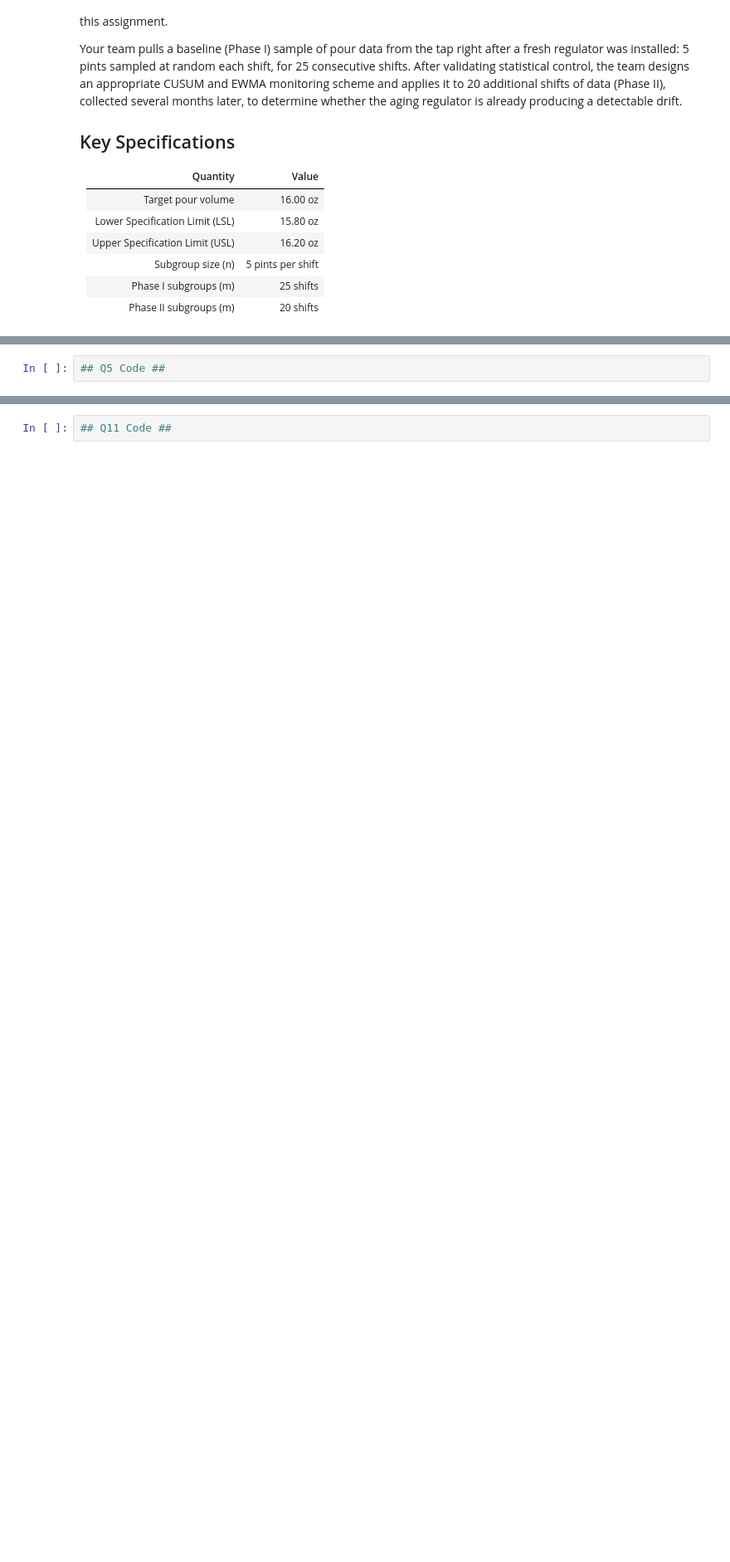
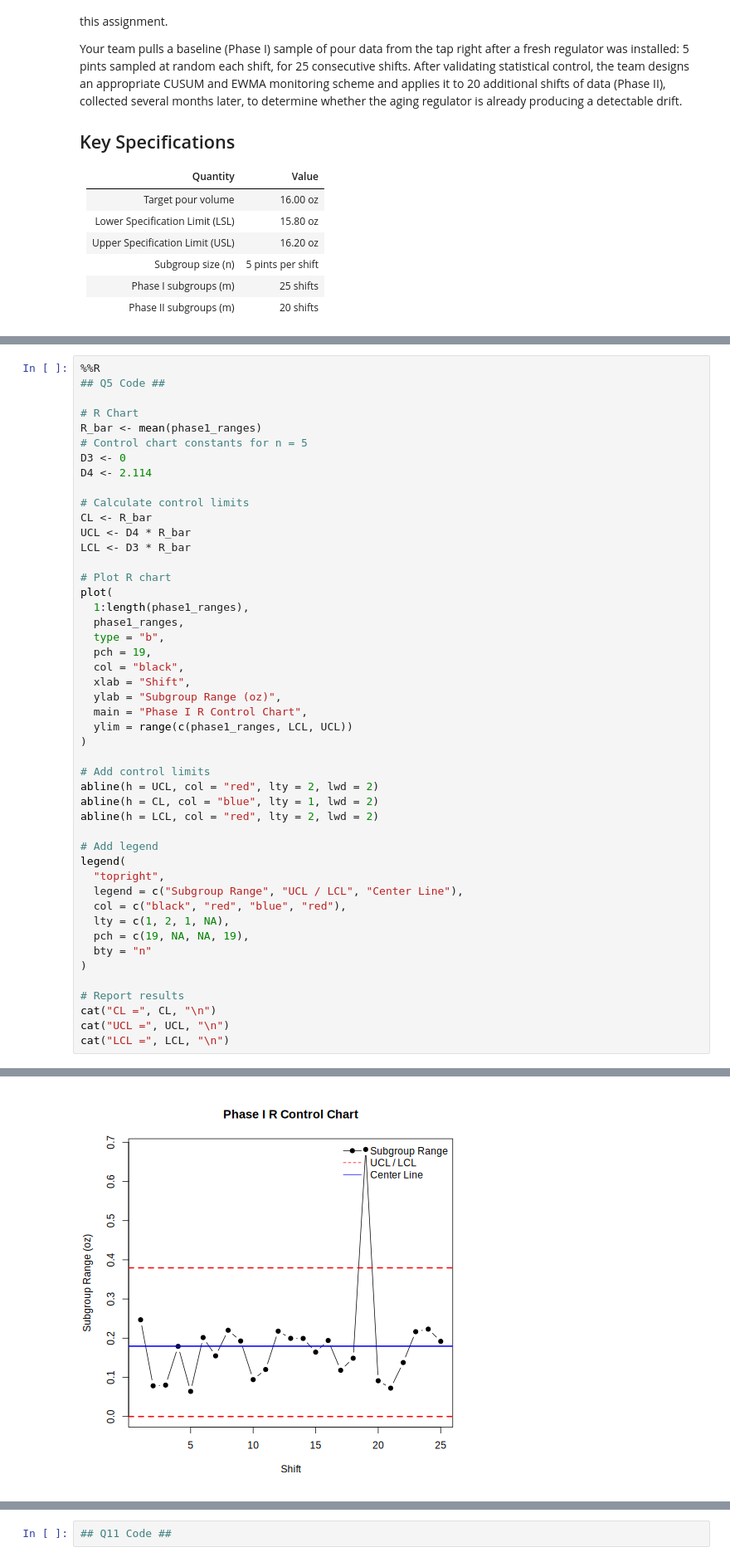
Before and after one commit to ArmandoADJ/STAT-7110-Quality-Control, a Jupyter notebook: Assignments/HW2/STAT-7110-HW2.ipynb, the cells around one changed output, grey strips where cells are left out. Shown at 83% size. Drawn from its saved outputs; the diff is of its cells as text; blank space fills up the shorter version.

```diff
--- a/Assignments/HW2/STAT-7110-HW2.ipynb
+++ b/Assignments/HW2/STAT-7110-HW2.ipynb
@@ -74,2 +137,48 @@ The Purpose of this analysis is to describe the consistency or drift of the beer
 # %%
+%%R
 ## Q5 Code ##
+
+# R Chart
+R_bar <- mean(phase1_ranges)
+# Control chart constants for n = 5
+D3 <- 0
+D4 <- 2.114
+
+# Calculate control limits
+CL <- R_bar
+UCL <- D4 * R_bar
+LCL <- D3 * R_bar
+
+# Plot R chart
+plot(
+  1:length(phase1_ranges),
+  phase1_ranges,
+  type = "b",
+  pch = 19,
+  col = "black",
+  xlab = "Shift",
+  ylab = "Subgroup Range (oz)",
+  main = "Phase I R Control Chart",
+  ylim = range(c(phase1_ranges, LCL, UCL))
+)
+
+# Add control limits
+abline(h = UCL, col = "red", lty = 2, lwd = 2)
+abline(h = CL, col = "blue", lty = 1, lwd = 2)
+abline(h = LCL, col = "red", lty = 2, lwd = 2)
+
+# Add legend
+legend(
+  "topright",
+  legend = c("Subgroup Range", "UCL / LCL", "Center Line"),
+  col = c("black", "red", "blue", "red"),
+  lty = c(1, 2, 1, NA),
+  pch = c(19, NA, NA, 19),
+  bty = "n"
+)
+
+# Report results
+cat("CL =", CL, "\n")
+cat("UCL =", UCL, "\n")
+cat("LCL =", LCL, "\n")
+# %% [output]
@@ -75,0 +188 @@ The Purpose of this analysis is to describe the consistency or drift of the beer
+[figure, added]
```
Also changed, not shown: parts of 18 cells of this notebook.
